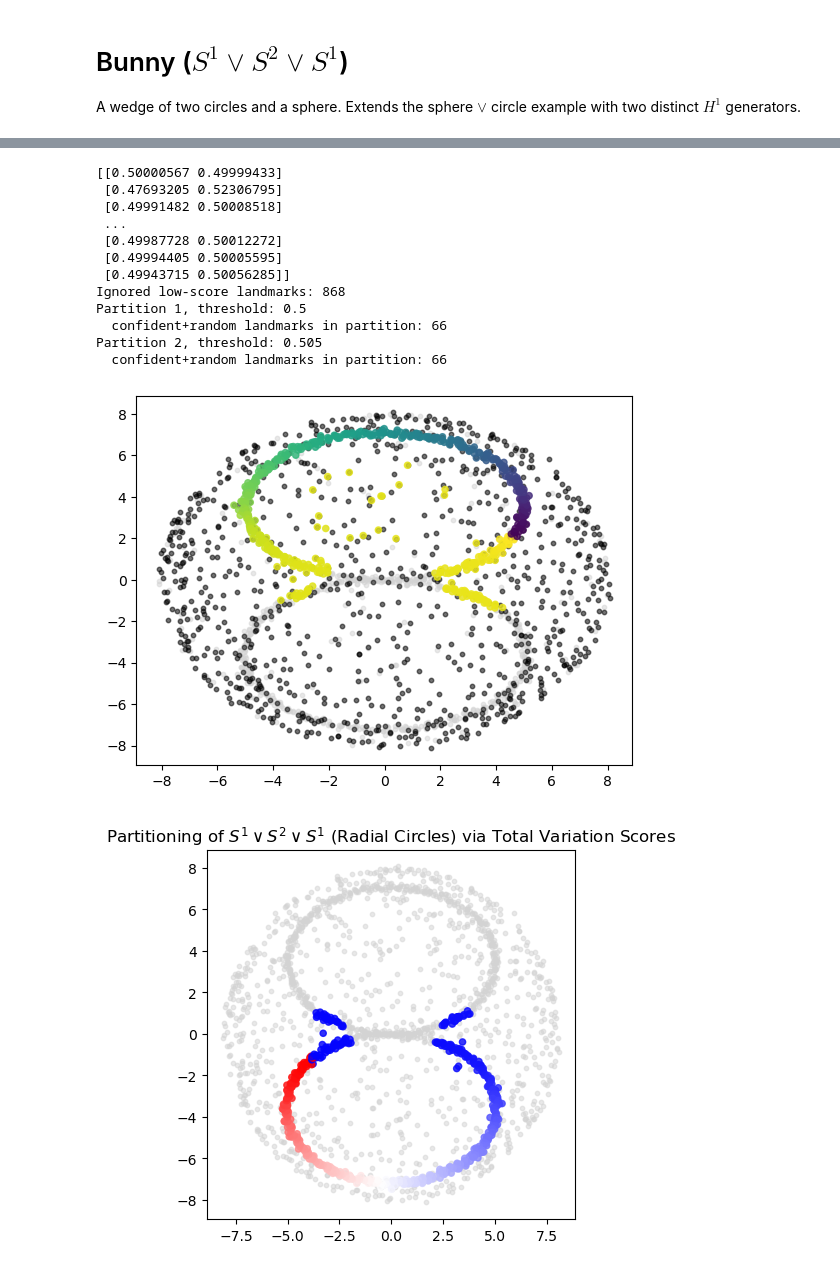
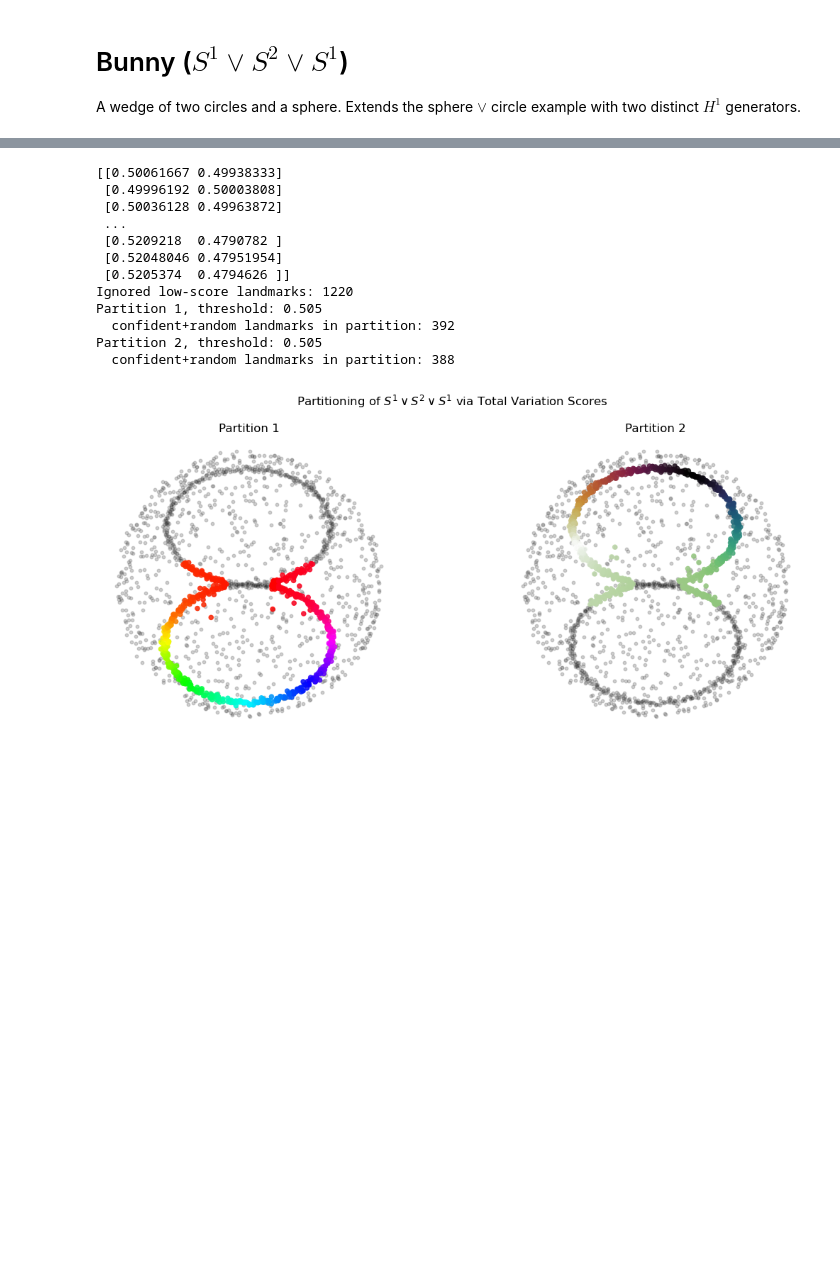
Before and after one commit to Tanishqbh/ToroFit, a Jupyter notebook: docs/notebooks/05_bunny.ipynb, the cells around one changed output, grey strips where cells are left out. Cells and saved outputs as stored; diff of their text form; code cells hidden in the pictures; blank space fills up the shorter version.

```diff
--- a/docs/notebooks/05_bunny.ipynb
+++ b/docs/notebooks/05_bunny.ipynb
@@ -273,15 +282,14 @@ plt.hist(np.sort(softmax_scores[filter_for_low_raw_scores,1]), bins=50, alpha=0.
 # %%
 
-
-K = 20
-part1 = total_variation_scores(0, tc_bunny, tc_total_theta, K=K)
-part2 = total_variation_scores(1, tc_bunny, tc_total_theta, K=K)
+knn = 20
+part1 = total_variation_scores(0, tc_bunny, tc_total_theta, K=knn)
+part2 = total_variation_scores(1, tc_bunny, tc_total_theta, K=knn)
 
 raw_scores = np.column_stack([part1, part2])
 softmax_scores = softmax(raw_scores, axis=1)
 print(softmax_scores)
 CUTOFF = 0.5
-thresh = [0.5,0.505]#[np.percentile(softmax_scores[:, i], 50) for i in range(softmax_scores.shape[1])]
+thresh = [0.505,0.505]#[np.percentile(softmax_scores[:, i], 50) for i in range(softmax_scores.shape[1])]
 LOW_SCORE_CUTOFF = 0.02
 filter_for_low_raw_scores = np.linalg.norm(raw_scores, axis=1) > LOW_SCORE_CUTOFF
 n_parts = raw_scores.shape[1]
@@ -304,6 +312,7 @@ ignored_idx = np.where(~valid_mask)[0]
 print(f"Ignored low-score landmarks: {len(ignored_idx)}")
 
 parts = []
+weights = []
 landmarks = tc_bunny._idx_land
 for i in range(n_parts):
     print(f"Partition {i+1}, threshold: {thresh[i]}")
@@ -312,35 +321,51 @@ for i in range(n_parts):
 
     if len(good_idx) == 0:
         parts.append(np.array([], dtype=int))
+        weights.append(np.array([], dtype=float))
         continue
 
     good_landmarks = landmarks[good_idx]
     mems_for_good = tc_bunny._dist_land_data[good_idx, :]
-    parts.append(np.where(np.any(mems_for_good < tc_bunny._r_cover, axis=0))[0])
+    in_cover = mems_for_good < tc_bunny._r_cover            # (n_good, n_data)
+    part_pts = np.where(np.any(in_cover, axis=0))[0]
+    parts.append(part_pts)
+
+    # Per-data-point weight = max partition-i softmax score over the
+    # partition-i landmarks within r_cover of that point. A point that sits
+    # near a confident landmark gets ~1.0; a point only reached by ambiguous
+    # landmarks gets ~0.5.
+    scores_i = softmax_scores[good_idx, i]                  # (n_good,)
+    masked = np.where(in_cover[:, part_pts], scores_i[:, None], 0.0)
+    weights.append(masked.max(axis=0))
 # %% [output]
-[[0.50000567 0.49999433]
- [0.47693205 0.52306795]
- [0.49991482 0.50008518]
+[[0.50061667 0.49938333]
+ [0.49996192 0.50003808]
+ [0.50036128 0.49963872]
  ...
- [0.49987728 0.50012272]
- [0.49994405 0.50005595]
- [0.49943715 0.50056285]]
-Ignored low-score landmarks: 868
-Partition 1, threshold: 0.5
-  confident+random landmarks in partition: 66
+ [0.5209218  0.4790782 ]
+ [0.52048046 0.47951954]
+ [0.5205374  0.4794626 ]]
+Ignored low-score landmarks: 1220
+Partition 1, threshold: 0.505
+  confident+random landmarks in partition: 392
 Partition 2, threshold: 0.505
-  confident+random landmarks in partition: 66
+  confident+random landmarks in partition: 388
 # %%
-plt.scatter(point_cloud[:,0], point_cloud[:,1], c='lightgray', s=10, alpha=0.5)
-plt.scatter(point_cloud[tc_bunny._idx_land,0], point_cloud[tc_bunny._idx_land,1], c='black', s=10, alpha=0.5)
-plt.scatter(point_cloud[parts[0],0], point_cloud[parts[0],1], c=tc_total_theta[0][parts[0]], s=20, alpha=0.8)
+fig, axes = plt.subplots(1, 2, figsize=(12, 5))
+for i, ax in enumerate(axes):
+    ax.scatter(point_cloud[:, 0], point_cloud[:, 1],
+               c='lightgray', s=10, alpha=0.5)
+    ax.scatter(point_cloud[tc_bunny._idx_land, 0], point_cloud[tc_bunny._idx_land, 1],
+               c='black', s=10, alpha=0.1)
+    ax.scatter(point_cloud[parts[i], 0], point_cloud[parts[i], 1],
+               c=color_maps[i](tc_total_theta[i][parts[i]] / (2*np.pi)),
+               s=20, alpha=0.8)
+    ax.set_title(rf'Partition {i + 1}')
+    ax.set_aspect('equal')
+    ax.axis('off')
+fig.suptitle(r'Partitioning of $S^1 \vee S^2 \vee S^1$ via Total Variation Scores')
+plt.tight_layout()
 plt.show()
-plt.scatter(point_cloud[:,0], point_cloud[:,1], c='lightgray', s=10, alpha=0.5)
-plt.scatter(point_cloud[parts[1],0], point_cloud[parts[1],1], c=tc_total_theta[1][parts[1]],cmap='bwr', s=20, alpha=0.8)
-plt.title(r'Partitioning of $S^1 \vee S^2 \vee S^1$ (Radial Circles) via Total Variation Scores')
-plt.gca().set_aspect('equal')
-plt.show()
 # %% [output]
-[figure, old version]
+[figure, new version]
-[figure, removed]
 # %%
```
Also changed, not shown: parts of 16 cells of this notebook, 6 other files.
